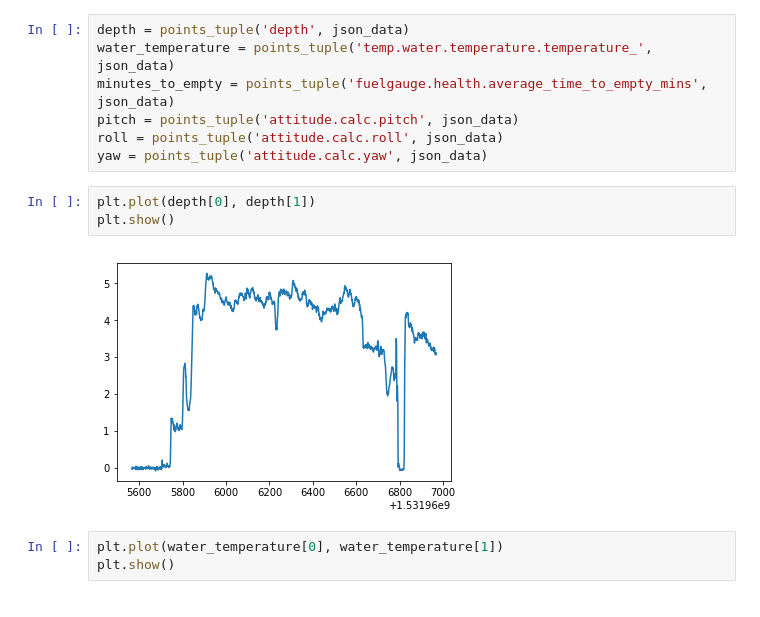
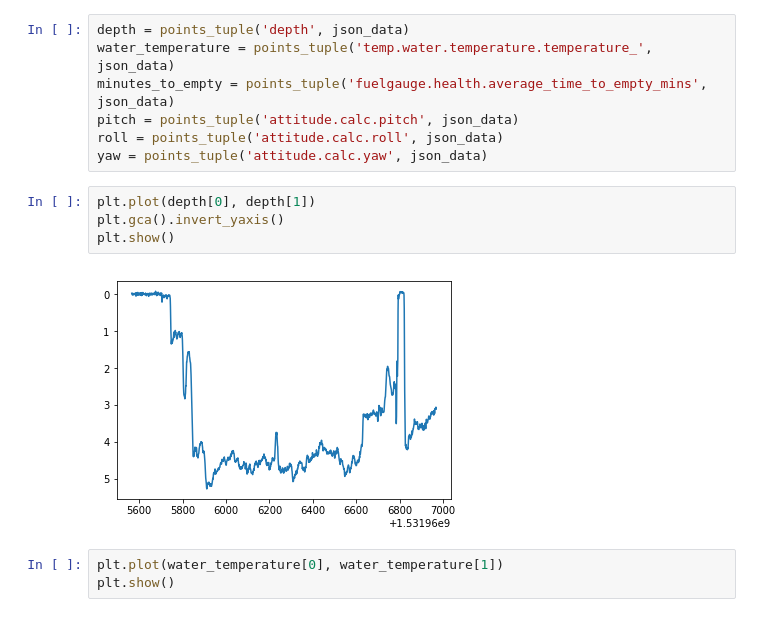
Before and after one commit to halmueller/trident-hacks, a Jupyter notebook: python-viz/Plots.ipynb, the cells around one changed output. Drawn from its saved outputs; the diff is of its cells as text.

Commit message:
reverse Y axis for depth vs time plot

```diff
--- a/python-viz/Plots.ipynb
+++ b/python-viz/Plots.ipynb
@@ -52,9 +52,10 @@ roll = points_tuple('attitude.calc.roll', json_data)
 yaw = points_tuple('attitude.calc.yaw', json_data)
 # %%
 plt.plot(depth[0], depth[1])
+plt.gca().invert_yaxis()
 plt.show()
 # %% [output]
-[figure, old version]
+[figure, new version]
 # %%
 plt.plot(water_temperature[0], water_temperature[1])
 plt.show()
```
Also changed, not shown: 1 other file.
